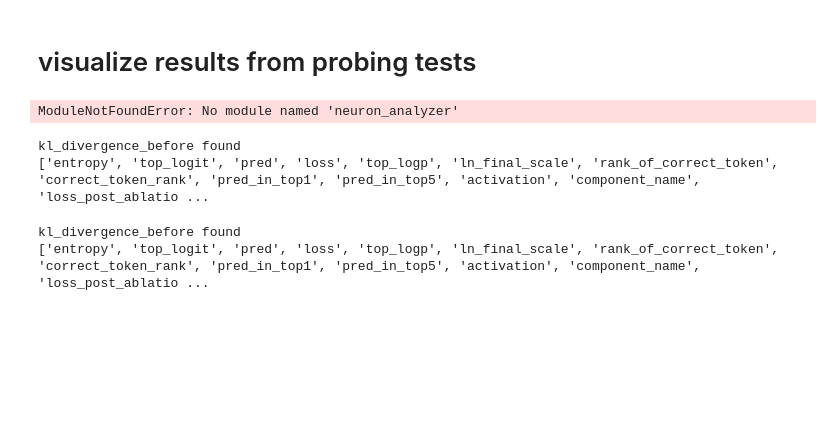
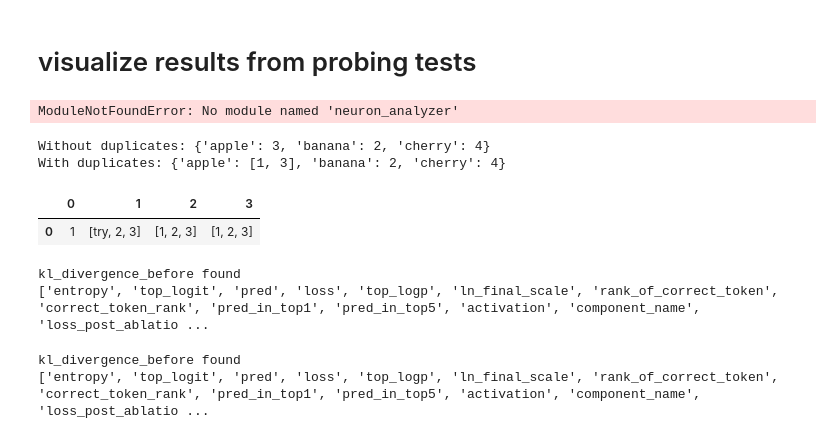
Before and after one commit to Jing-L97/target_neuron_ablation, a Jupyter notebook: src/scripts/plots/visualize_results_predefined.ipynb, the cells around one changed output. Drawn from its saved outputs; the diff is of its cells as text; code cells hidden in the pictures; blank space fills up the shorter version.

```diff
--- a/src/scripts/plots/visualize_results_predefined.ipynb
+++ b/src/scripts/plots/visualize_results_predefined.ipynb
@@ -12,6 +12,69 @@ import plotly.graph_objects as go
 from plotly.express.colors import qualitative
 # %% [output]
 ModuleNotFoundError: No module named 'neuron_analyzer'
+# %%
+import typing as t
+import pandas as pd
+from pathlib import Path
+
+def load_df_to_dict(
+    file_path,
+    key_col: str,
+    value_col: str
+) -> dict[str, t.Any]:
+    """
+    Load a DataFrame and convert two columns into a dictionary.
+
+    Args:
+        file_path: Path to the CSV file
+        key_col: Name of the column to use as keys
+        value_col: Name of the column to use as values
+        allow_duplicates: If True, duplicate keys will create a list of values
+
+    Returns:
+        Dictionary with key-value pairs from the DataFrame
+    """
+    # Read the DataFrame
+    df = pd.read_csv(file_path)
+    return dict(zip(df[key_col], df[value_col]))
+
+
+def test_df_to_dict():
+    """Test function demonstrating usage."""
+    # Create a sample DataFrame
+    data = {
+        'name': ['apple', 'banana', 'apple', 'cherry'],
+        'value': [1, 2, 3, 4]
+    }
+    df = pd.DataFrame(data)
+
+    # Save to CSV for testing
+    test_file = Path('test_data.csv')
+    df.to_csv(test_file, index=False)
+
+    # Test without duplicates (keeps last value)
+    result1 = load_df_to_dict(test_file, 'name', 'value')
+    print("Without duplicates:", result1)
+
+    # Test with duplicates (creates lists)
+    result2 = load_df_to_dict(test_file, 'name', 'value', allow_duplicates=True)
+    print("With duplicates:", result2)
+
+    # Cleanup
+    test_file.unlink()
+
+if __name__ == "__main__":
+    test_df_to_dict()
+# %% [output]
+Without duplicates: {'apple': 3, 'banana': 2, 'cherry': 4}
+With duplicates: {'apple': [1, 3], 'banana': 2, 'cherry': 4}
+# %%
+df = pd.DataFrame()
+
+pd.concat([df,neuron])
+# %% [output]
+|  | 0 | 1 | 2 | 3 |
+| 0 | 1 | [try, 2, 3] | [1, 2, 3] | [1, 2, 3] |
 # %%
 def load_result(
     model_name:str,
```
Also changed, not shown: 7 other files.
